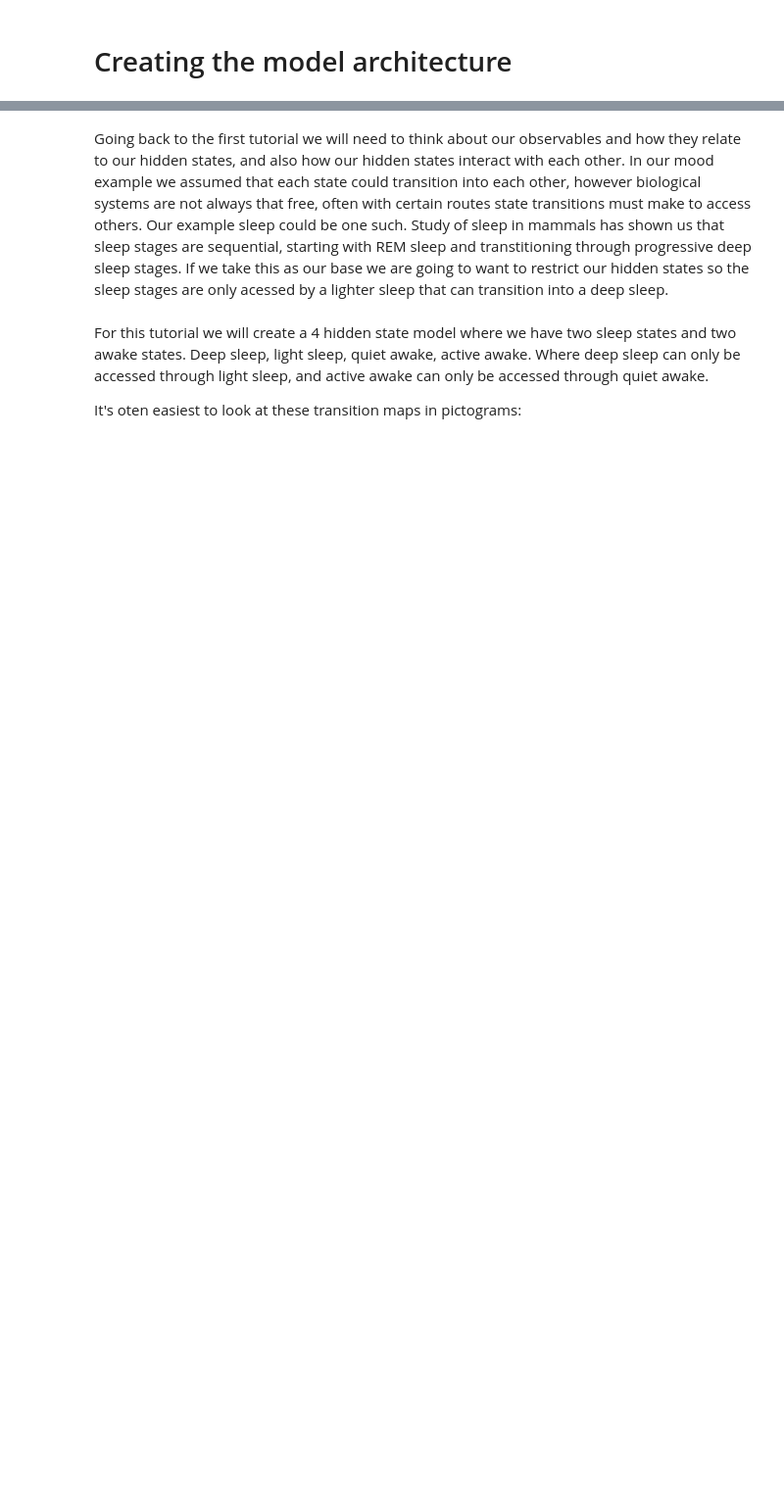
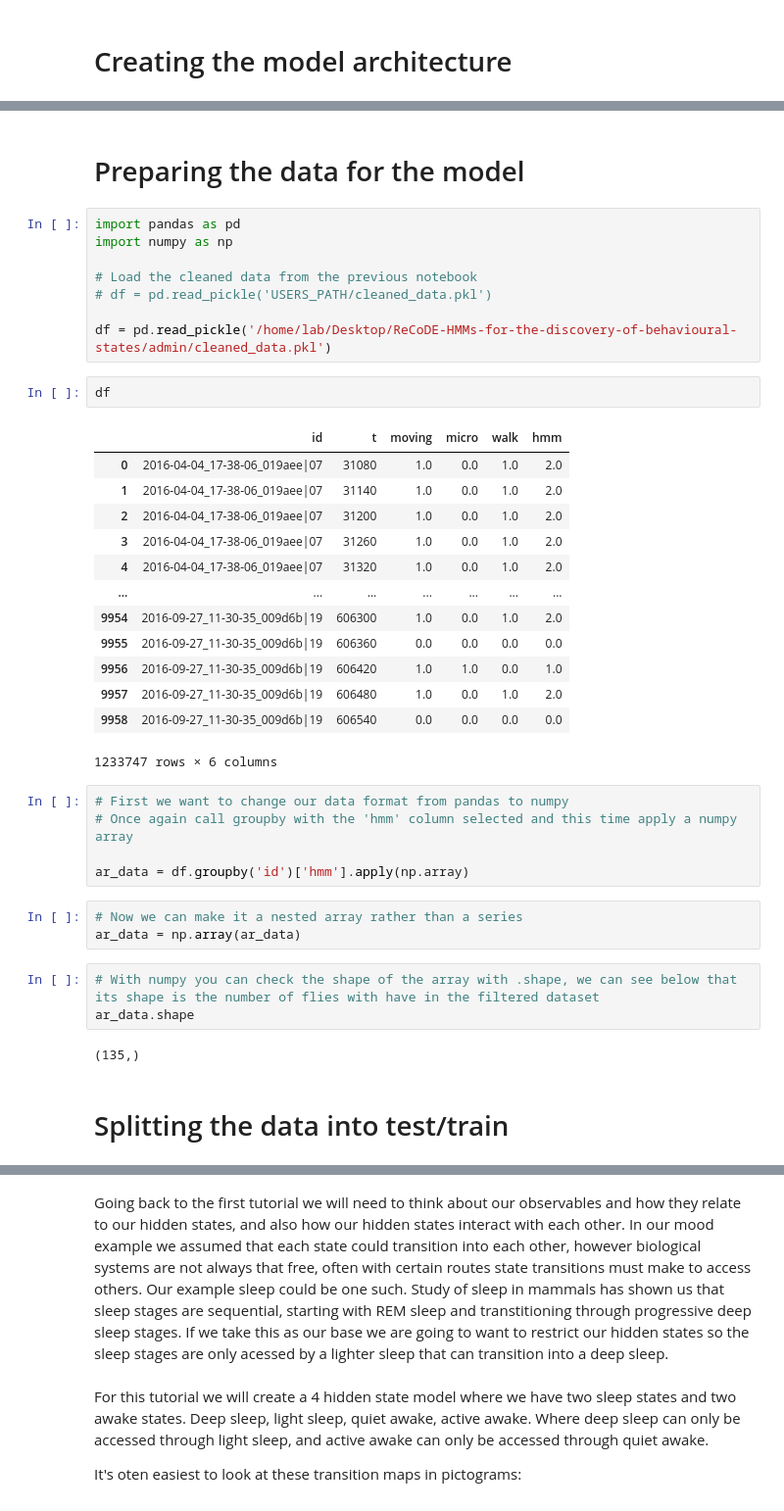
Before and after one commit to ImperialCollegeLondon/ReCoDE-HMMs-for-the-discovery-of-behavioural-states, a Jupyter notebook: notebooks/2b_Training.ipynb, the cells around one changed output, grey strips where cells are left out. Shown at 98% size. Drawn from its saved outputs; the diff is of its cells as text; blank space fills up the shorter version.

```diff
--- a/notebooks/2b_Training.ipynb
+++ b/notebooks/2b_Training.ipynb
@@ -9,0 +76,43 @@ Creating the model architecture
+# %% [markdown]
+Preparing the data for the model
+=========
+# %%
+import pandas as pd
+import numpy as np
+
+# Load the cleaned data from the previous notebook
+# df = pd.read_pickle('USERS_PATH/cleaned_data.pkl')
+
+df = pd.read_pickle('/home/lab/Desktop/ReCoDE-HMMs-for-the-discovery-of-behavioural-states/admin/cleaned_data.pkl')
+# %%
+df
+# %% [output]
+|  | id | t | moving | micro | walk | hmm |
+| 0 | 2016-04-04_17-38-06_019aee|07 | 31080 | 1.0 | 0.0 | 1.0 | 2.0 |
+| 1 | 2016-04-04_17-38-06_019aee|07 | 31140 | 1.0 | 0.0 | 1.0 | 2.0 |
+| 2 | 2016-04-04_17-38-06_019aee|07 | 31200 | 1.0 | 0.0 | 1.0 | 2.0 |
+| 3 | 2016-04-04_17-38-06_019aee|07 | 31260 | 1.0 | 0.0 | 1.0 | 2.0 |
+| 4 | 2016-04-04_17-38-06_019aee|07 | 31320 | 1.0 | 0.0 | 1.0 | 2.0 |
+| ... | ... | ... | ... | ... | ... | ... |
+| 9954 | 2016-09-27_11-30-35_009d6b|19 | 606300 | 1.0 | 0.0 | 1.0 | 2.0 |
+| 9955 | 2016-09-27_11-30-35_009d6b|19 | 606360 | 0.0 | 0.0 | 0.0 | 0.0 |
+| 9956 | 2016-09-27_11-30-35_009d6b|19 | 606420 | 1.0 | 1.0 | 0.0 | 1.0 |
+| 9957 | 2016-09-27_11-30-35_009d6b|19 | 606480 | 1.0 | 0.0 | 1.0 | 2.0 |
+| 9958 | 2016-09-27_11-30-35_009d6b|19 | 606540 | 0.0 | 0.0 | 0.0 | 0.0 |
+1233747 rows × 6 columns
+# %%
+# First we want to change our data format from pandas to numpy
+# Once again call groupby with the 'hmm' column selected and this time apply a numpy array
+
+ar_data = df.groupby('id')['hmm'].apply(np.array)
+# %%
+# Now we can make it a nested array rather than a series
+ar_data = np.array(ar_data)
+# %%
+# With numpy you can check the shape of the array with .shape, we can see below that its shape is the number of flies with have in the filtered dataset
+ar_data.shape
+# %% [output]
+(135,)
+# %% [markdown]
+Splitting the data into test/train
+======
```
Also changed, not shown: parts of 28 cells of this notebook.
